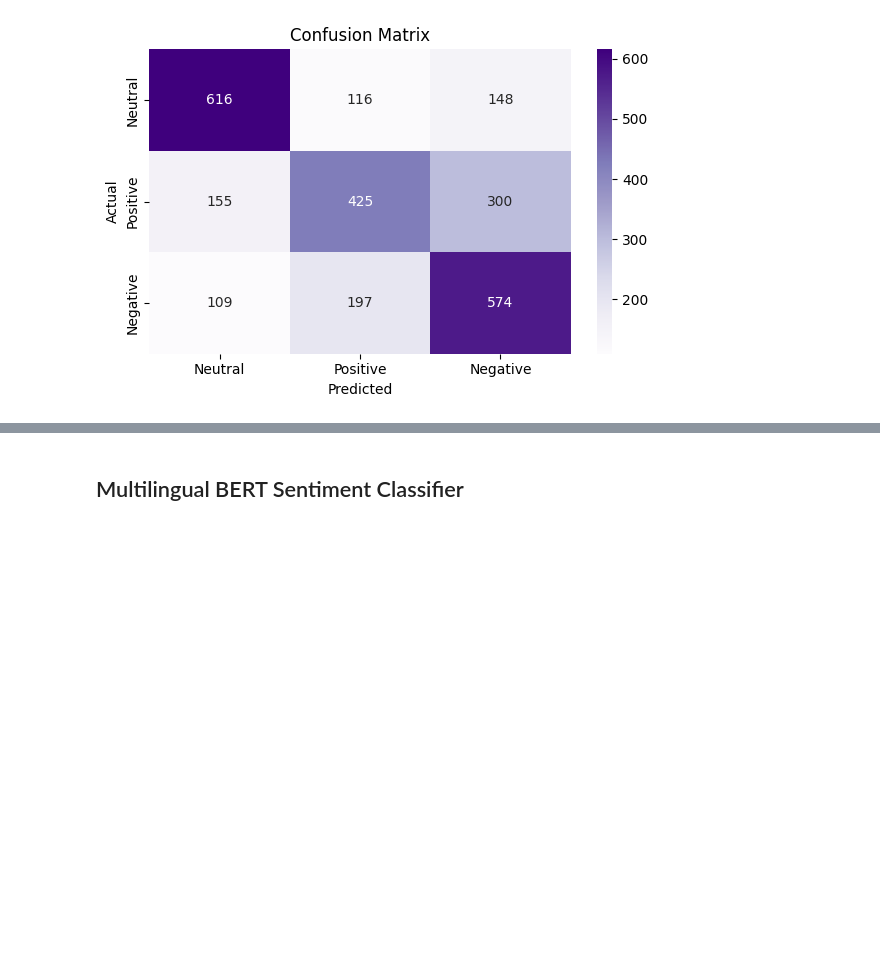
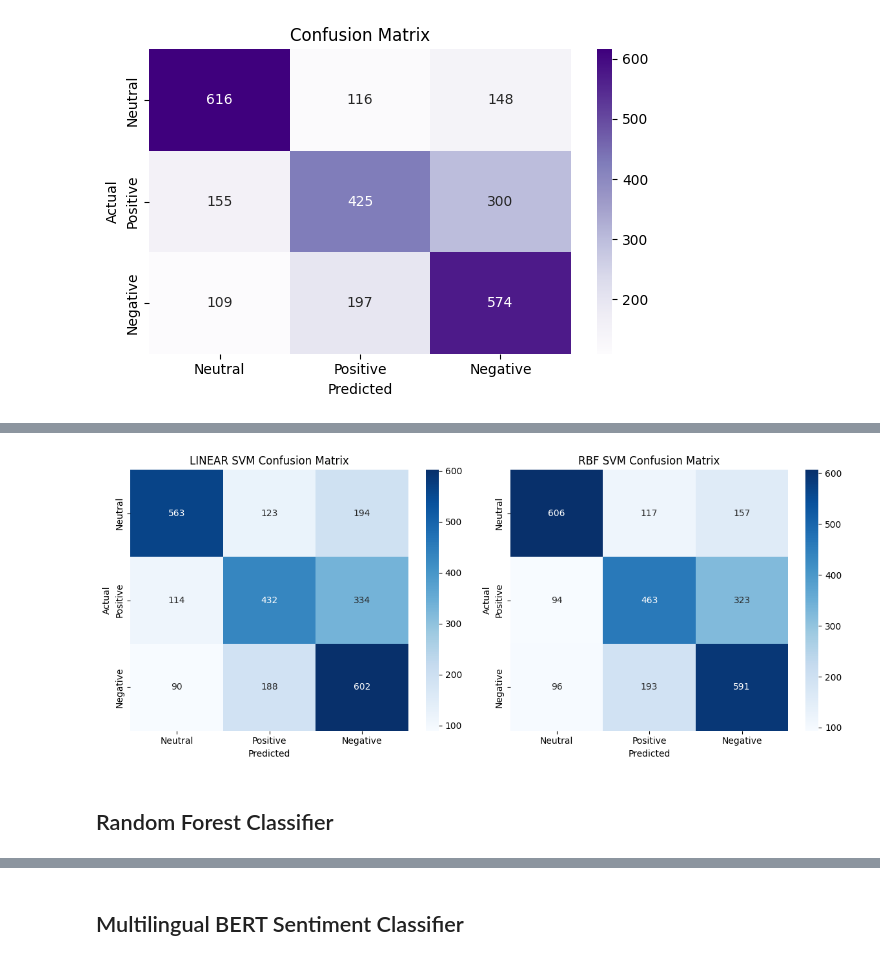
Before and after one commit to sandeshs0/political-sentiment-analysis, a Jupyter notebook: nepali_sentiment_analysis.ipynb, the cells around one changed output, grey strips where cells are left out. Saved outputs shown, nothing was run; the diff lists cells and outputs as text; code cells hidden in the pictures; blank space fills up the shorter version.

```diff
--- a/nepali_sentiment_analysis.ipynb
+++ b/nepali_sentiment_analysis.ipynb
@@ -601,0 +657,19 @@ plt.show()
+# %%
+# Confusion Matrices for SVM models
+fig, axes = plt.subplots(1, 2, figsize=(12, 5))
+
+for idx, (kernel, results) in enumerate(svm_results.items()):
+    cm = confusion_matrix(y_test, results['predictions'])
+    sns.heatmap(cm, annot=True, fmt='d', cmap='Blues', ax=axes[idx],
+                xticklabels=['Neutral', 'Positive', 'Negative'],
+                yticklabels=['Neutral', 'Positive', 'Negative'])
+    axes[idx].set_title(f'{kernel.upper()} SVM Confusion Matrix')
+    axes[idx].set_xlabel('Predicted')
+    axes[idx].set_ylabel('Actual')
+
+plt.tight_layout()
+plt.show()
+# %% [output]
+[figure, added]
+# %% [markdown]
+## Random Forest Classifier
```
Also changed, not shown: parts of 25 cells of this notebook, 19 other files.
